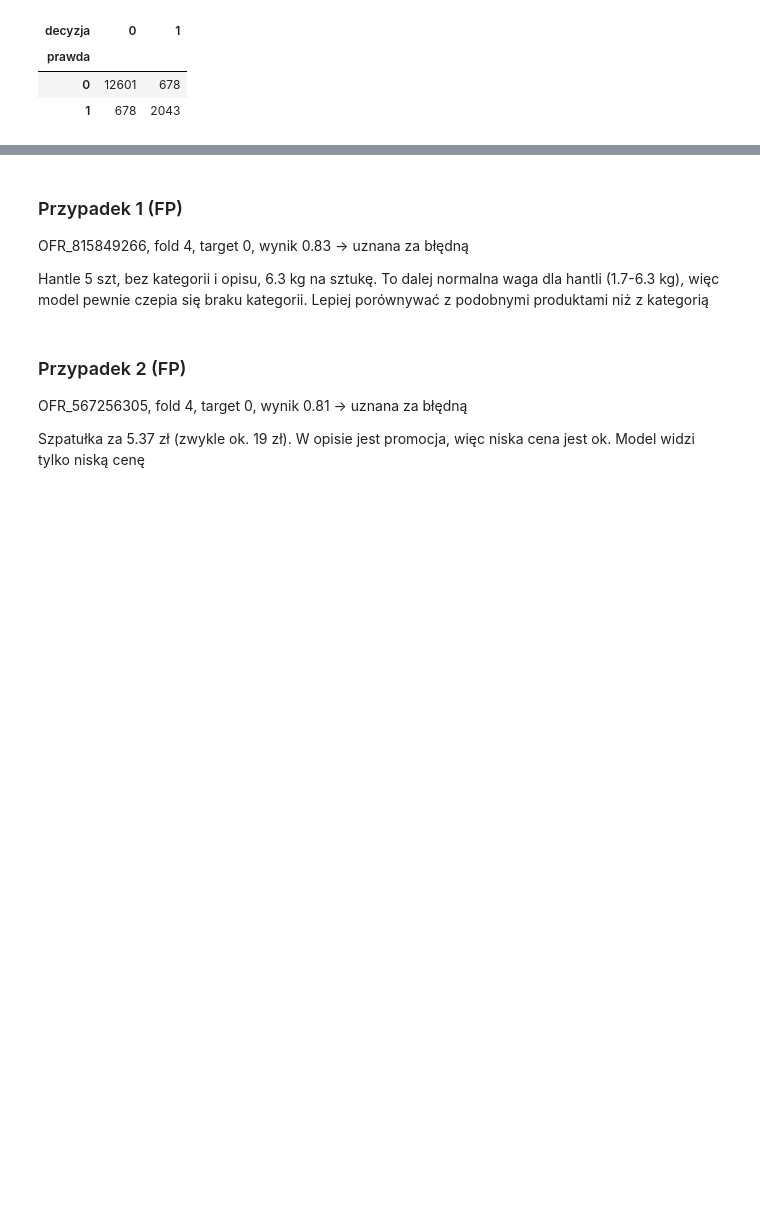
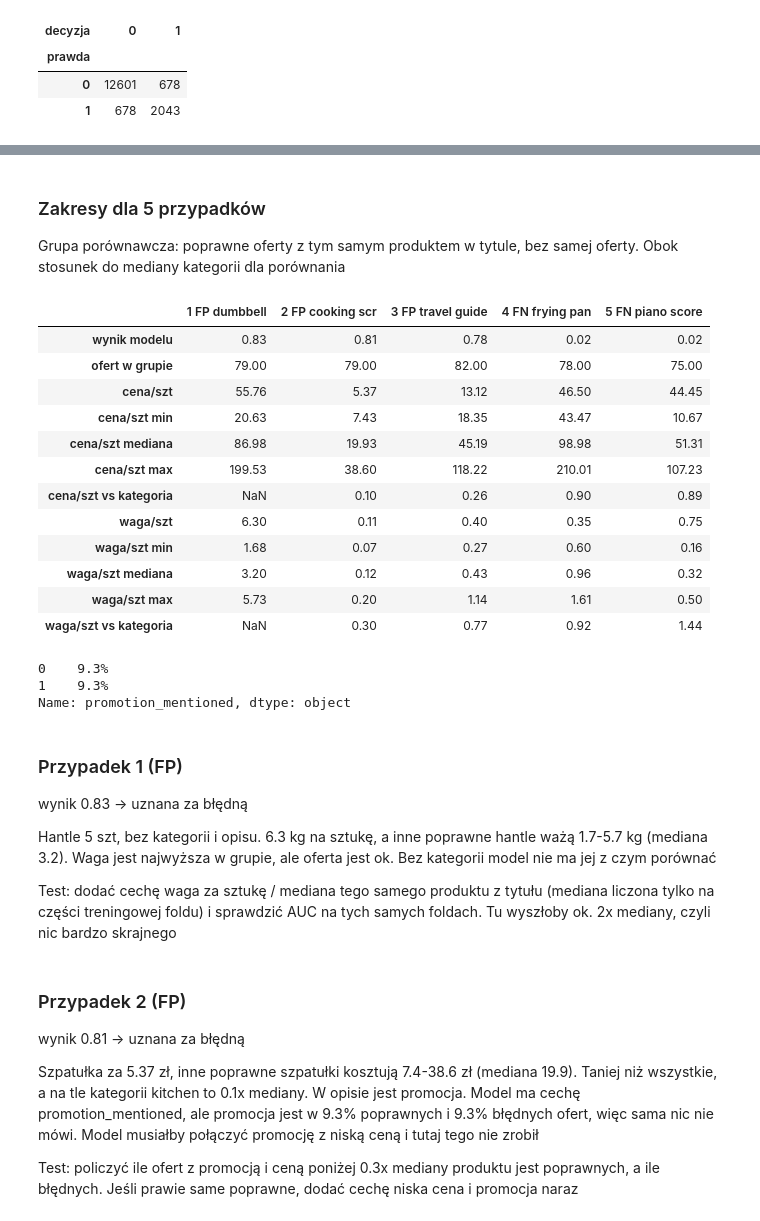
Before and after one commit to KrystianRodziewicz/catalogue-errors, a Jupyter notebook: notebooks/eda.ipynb, the cells around one changed output, grey strips where cells are left out. Saved outputs shown, nothing was run; the diff lists cells and outputs as text; code cells hidden in the pictures; blank space fills up the shorter version.

```diff
--- a/notebooks/eda.ipynb
+++ b/notebooks/eda.ipynb
@@ -381,15 +388,69 @@ fn.head(5)
+# %% [markdown]
+### Zakresy dla 5 przypadków
+
+Grupa porównawcza: poprawne oferty z tym samym produktem w tytule, bez samej oferty. Obok stosunek do mediany kategorii dla porównania
+# %%
+# grupa porównawcza: poprawne oferty z tym samym produktem w tytule (bez samej oferty)
+title = train["title"].str.lower().str.split().str.join(" ")
+# cooking scr bo w tytułach jest literówka scrper
+cases = {"1 FP": (fp.iloc[0], "dumbbell"), "2 FP": (fp.iloc[1], "cooking scr"), "3 FP": (fp.iloc[2], "travel guide"),
+         "4 FN": (fn.iloc[0], "frying pan"), "5 FN": (fn.iloc[1], "piano score")}
+ranges = {}
+for name, (case, product) in cases.items():
+    offer = train[train["id"] == case["id"]].iloc[0]
+    group = train[(train["target"] == 0) & title.str.contains(product, na=False) & (train["id"] != case["id"])]
+    ranges[f"{name} {product}"] = {
+        "wynik modelu": case["prediction"],
+        "ofert w grupie": len(group),
+        "cena/szt": offer["price_per_item"],
+        "cena/szt min": group["price_per_item"].min(),
+        "cena/szt mediana": group["price_per_item"].median(),
+        "cena/szt max": group["price_per_item"].max(),
+        "cena/szt vs kategoria": offer["item_price_vs_category"],
+        "waga/szt": offer["weight_per_item"],
+        "waga/szt min": group["weight_per_item"].min(),
+        "waga/szt mediana": group["weight_per_item"].median(),
+        "waga/szt max": group["weight_per_item"].max(),
+        "waga/szt vs kategoria": offer["item_weight_vs_category"],
+    }
+pd.DataFrame(ranges).round(2)
+# %% [output]
+|  | 1 FP dumbbell | 2 FP cooking scr | 3 FP travel guide | 4 FN frying pan | 5 FN piano score |
+| wynik modelu | 0.83 | 0.81 | 0.78 | 0.02 | 0.02 |
+| ofert w grupie | 79.00 | 79.00 | 82.00 | 78.00 | 75.00 |
+| cena/szt | 55.76 | 5.37 | 13.12 | 46.50 | 44.45 |
+| cena/szt min | 20.63 | 7.43 | 18.35 | 43.47 | 10.67 |
+| cena/szt mediana | 86.98 | 19.93 | 45.19 | 98.98 | 51.31 |
+| cena/szt max | 199.53 | 38.60 | 118.22 | 210.01 | 107.23 |
+| cena/szt vs kategoria | NaN | 0.10 | 0.26 | 0.90 | 0.89 |
+| waga/szt | 6.30 | 0.11 | 0.40 | 0.35 | 0.75 |
+| waga/szt min | 1.68 | 0.07 | 0.27 | 0.60 | 0.16 |
+| waga/szt mediana | 3.20 | 0.12 | 0.43 | 0.96 | 0.32 |
+| waga/szt max | 5.73 | 0.20 | 1.14 | 1.61 | 0.50 |
+| waga/szt vs kategoria | NaN | 0.30 | 0.77 | 0.92 | 1.44 |
+# %%
+# promocja w poprawnych i błędnych ofertach (cecha z tree_v2)
+x["promotion_mentioned"].groupby(y).mean().map("{:.1%}".format)
+# %% [output]
+0    9.3%
+1    9.3%
+Name: promotion_mentioned, dtype: object
 # %% [markdown]
 ### Przypadek 1 (FP)
 
-OFR_815849266, fold 4, target 0, wynik 0.83 -> uznana za błędną
+wynik 0.83 -> uznana za błędną
 
-Hantle 5 szt, bez kategorii i opisu, 6.3 kg na sztukę. To dalej normalna waga dla hantli (1.7-6.3 kg), więc model pewnie czepia się braku kategorii. Lepiej porównywać z podobnymi produktami niż z kategorią
+Hantle 5 szt, bez kategorii i opisu. 6.3 kg na sztukę, a inne poprawne hantle ważą 1.7-5.7 kg (mediana 3.2). Waga jest najwyższa w grupie, ale oferta jest ok. Bez kategorii model nie ma jej z czym porównać
+
+Test: dodać cechę waga za sztukę / mediana tego samego produktu z tytułu (mediana liczona tylko na części treningowej foldu) i sprawdzić AUC na tych samych foldach. Tu wyszłoby ok. 2x mediany, czyli nic bardzo skrajnego
 # %% [markdown]
 ### Przypadek 2 (FP)
 
-OFR_567256305, fold 4, target 0, wynik 0.81 -> uznana za błędną
+wynik 0.81 -> uznana za błędną
 
-Szpatułka za 5.37 zł (zwykle ok. 19 zł). W opisie jest promocja, więc niska cena jest ok. Model widzi tylko niską cenę
+Szpatułka za 5.37 zł, inne poprawne szpatułki kosztują 7.4-38.6 zł (mediana 19.9). Taniej niż wszystkie, a na tle kategorii kitchen to 0.1x mediany. W opisie jest promocja. Model ma cechę promotion_mentioned, ale promocja jest w 9.3% poprawnych i 9.3% błędnych ofert, więc sama nic nie mówi. Model musiałby połączyć promocję z niską ceną i tutaj tego nie zrobił
+
+Test: policzyć ile ofert z promocją i ceną poniżej 0.3x mediany produktu jest poprawnych, a ile błędnych. Jeśli prawie same poprawne, dodać cechę niska cena i promocja naraz
 # %% [markdown]
 ### Przypadek 3 (FP)
 
```
Also changed, not shown: parts of 27 cells of this notebook, 1 other file.
